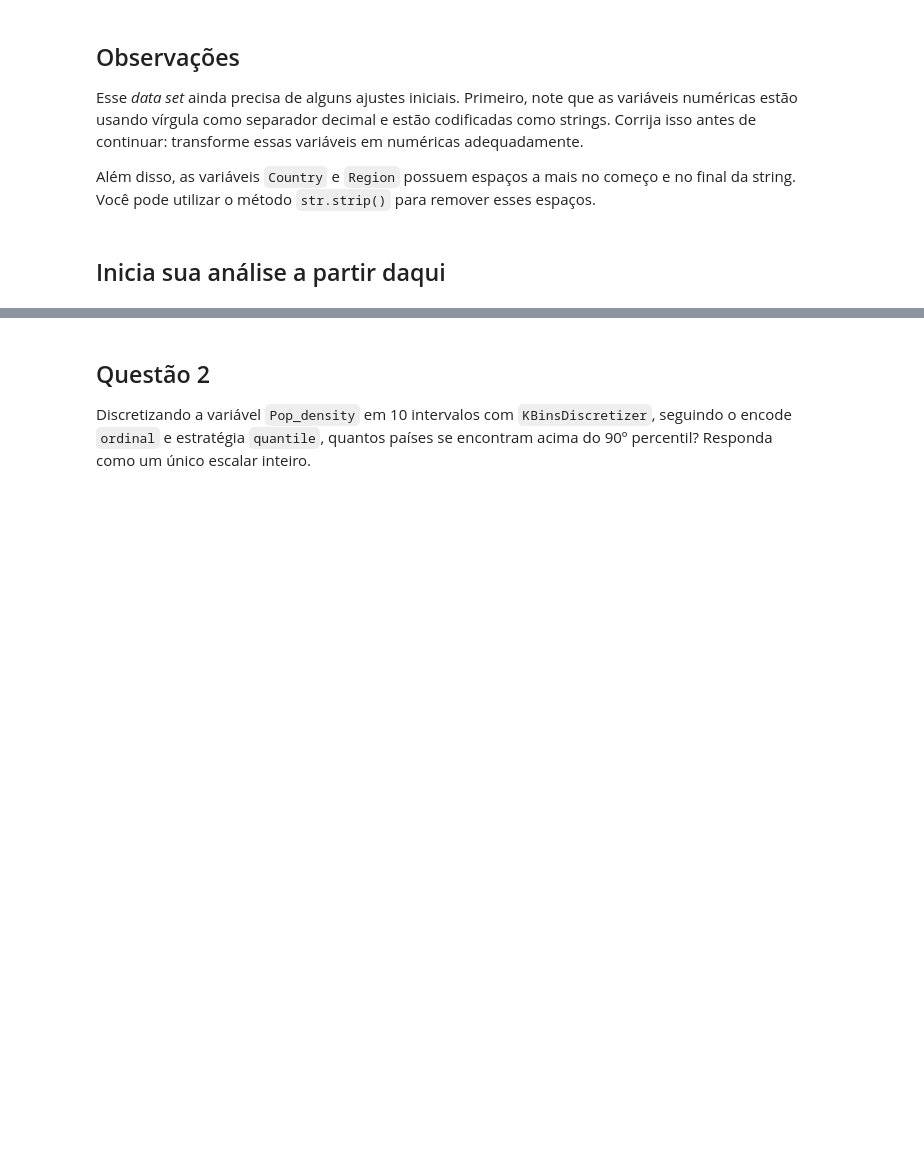
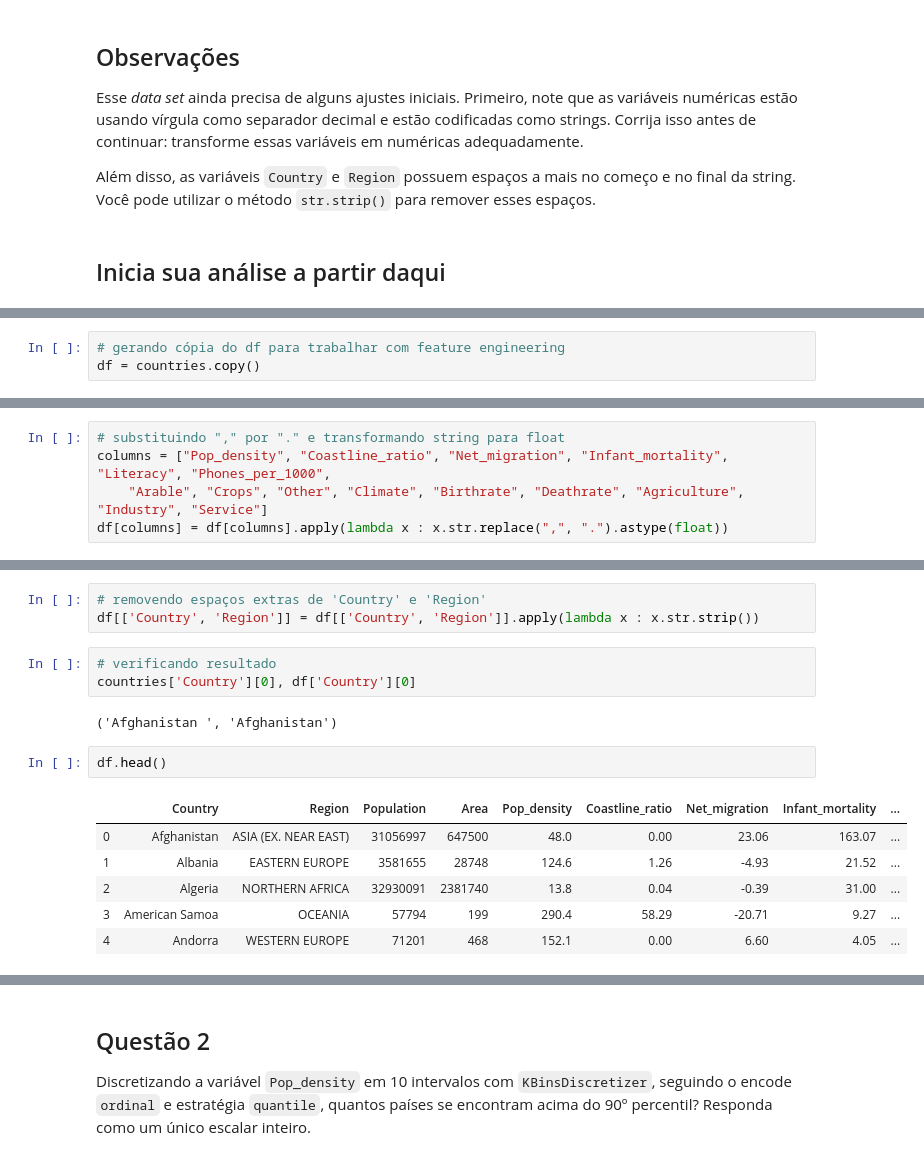
Before and after one commit to gabipz/data-science-codenation, a Jupyter notebook: 07-feature-engineering-challange/main.ipynb, the cells around one changed output, grey strips where cells are left out. Cells and saved outputs as stored; diff of their text form; blank space fills up the shorter version.

```diff
--- a/07-feature-engineering-challange/main.ipynb
+++ b/07-feature-engineering-challange/main.ipynb
@@ -53,0 +67,3 @@ Além disso, as variáveis `Country` e `Region` possuem espaços a mais no come
+# %%
+# gerando cópia do df para trabalhar com feature engineering
+df = countries.copy()
@@ -53,0 +90,5 @@ Além disso, as variáveis `Country` e `Region` possuem espaços a mais no come
+# %%
+# substituindo "," por "." e transformando string para float
+columns = ["Pop_density", "Coastline_ratio", "Net_migration", "Infant_mortality", "Literacy", "Phones_per_1000",
+    "Arable", "Crops", "Other", "Climate", "Birthrate", "Deathrate", "Agriculture", "Industry", "Service"]
+df[columns] = df[columns].apply(lambda x : x.str.replace(",", ".").astype(float))
@@ -53,0 +116,17 @@ Além disso, as variáveis `Country` e `Region` possuem espaços a mais no come
+# %%
+# removendo espaços extras de 'Country' e 'Region'
+df[['Country', 'Region']] = df[['Country', 'Region']].apply(lambda x : x.str.strip())
+# %%
+# verificando resultado
+countries['Country'][0], df['Country'][0]
+# %% [output]
+('Afghanistan ', 'Afghanistan')
+# %%
+df.head()
+# %% [output]
+|  | Country | Region | Population | Area | Pop_density | Coastline_ratio | Net_migration | Infant_mortality | ... |
+| 0 | Afghanistan | ASIA (EX. NEAR EAST) | 31056997 | 647500 | 48.0 | 0.00 | 23.06 | 163.07 | ... |
+| 1 | Albania | EASTERN EUROPE | 3581655 | 28748 | 124.6 | 1.26 | -4.93 | 21.52 | ... |
+| 2 | Algeria | NORTHERN AFRICA | 32930091 | 2381740 | 13.8 | 0.04 | -0.39 | 31.00 | ... |
+| 3 | American Samoa | OCEANIA | 57794 | 199 | 290.4 | 58.29 | -20.71 | 9.27 | ... |
+| 4 | Andorra | WESTERN EUROPE | 71201 | 468 | 152.1 | 0.00 | 6.60 | 4.05 | ... |
```
Also changed, not shown: parts of 24 cells of this notebook.
